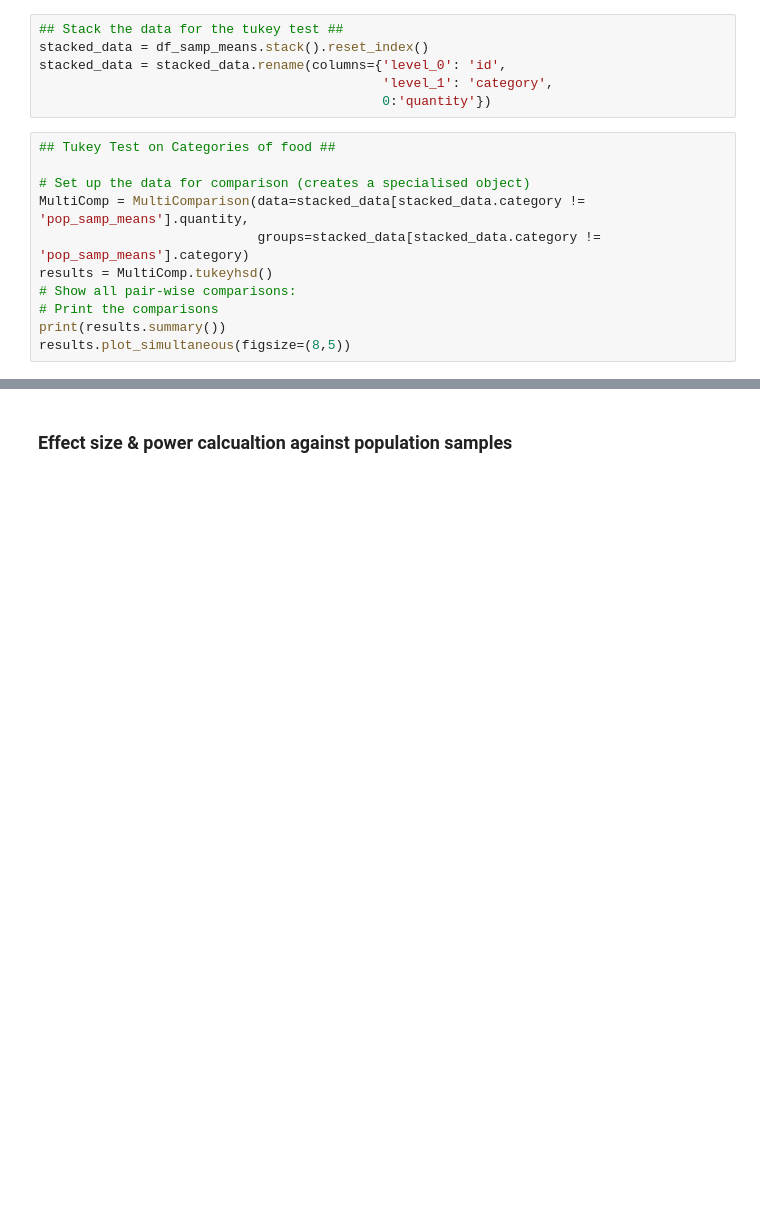
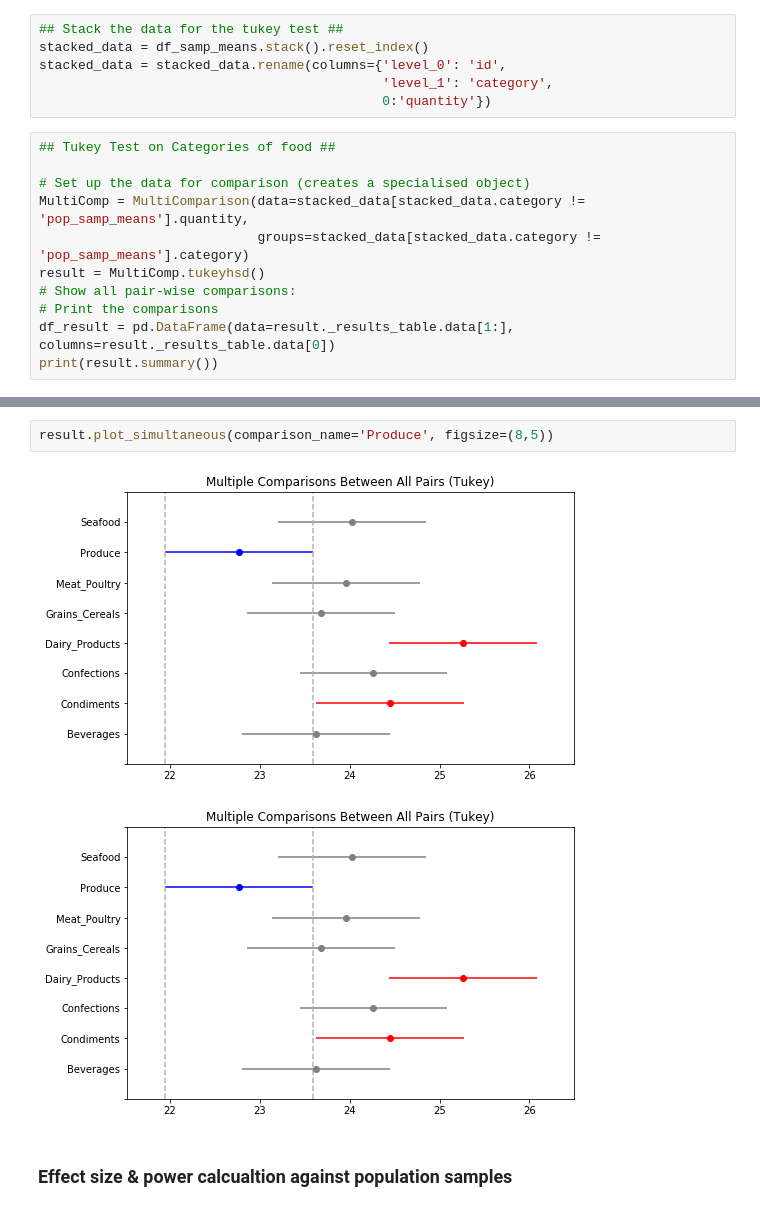
Before and after one commit to rahkeemg/Hypothesis-testing-with-Northwind-Database, a Jupyter notebook: Question_3.ipynb, the cells around one changed output, grey strips where cells are left out. Drawn from its saved outputs; the diff is of its cells as text; blank space fills up the shorter version.

```diff
--- a/Question_3.ipynb
+++ b/Question_3.ipynb
@@ -340,11 +340,11 @@ stacked_data = stacked_data.rename(columns={'level_0': 'id',
 # Set up the data for comparison (creates a specialised object)
 MultiComp = MultiComparison(data=stacked_data[stacked_data.category != 'pop_samp_means'].quantity,
                             groups=stacked_data[stacked_data.category != 'pop_samp_means'].category)
-results = MultiComp.tukeyhsd()
+result = MultiComp.tukeyhsd()
 # Show all pair-wise comparisons:
 # Print the comparisons
-print(results.summary())
-results.plot_simultaneous(figsize=(8,5))
+df_result = pd.DataFrame(data=result._results_table.data[1:], columns=result._results_table.data[0])
+print(result.summary())
 # %% [output]
       Multiple Comparison of Means - Tukey HSD,FWER=0.05
 =============================================================
@@ -368,3 +366,8 @@ results.plot_simultaneous(figsize=(8,5))
+# %%
+result.plot_simultaneous(comparison_name='Produce', figsize=(8,5))
+# %% [output]
+[figure, added]
+[figure, added]
 # %% [markdown]
 ### Effect size & power calcualtion against population samples
 # %%
```
Also changed, not shown: parts of 9 cells of this notebook, 2 other files.
